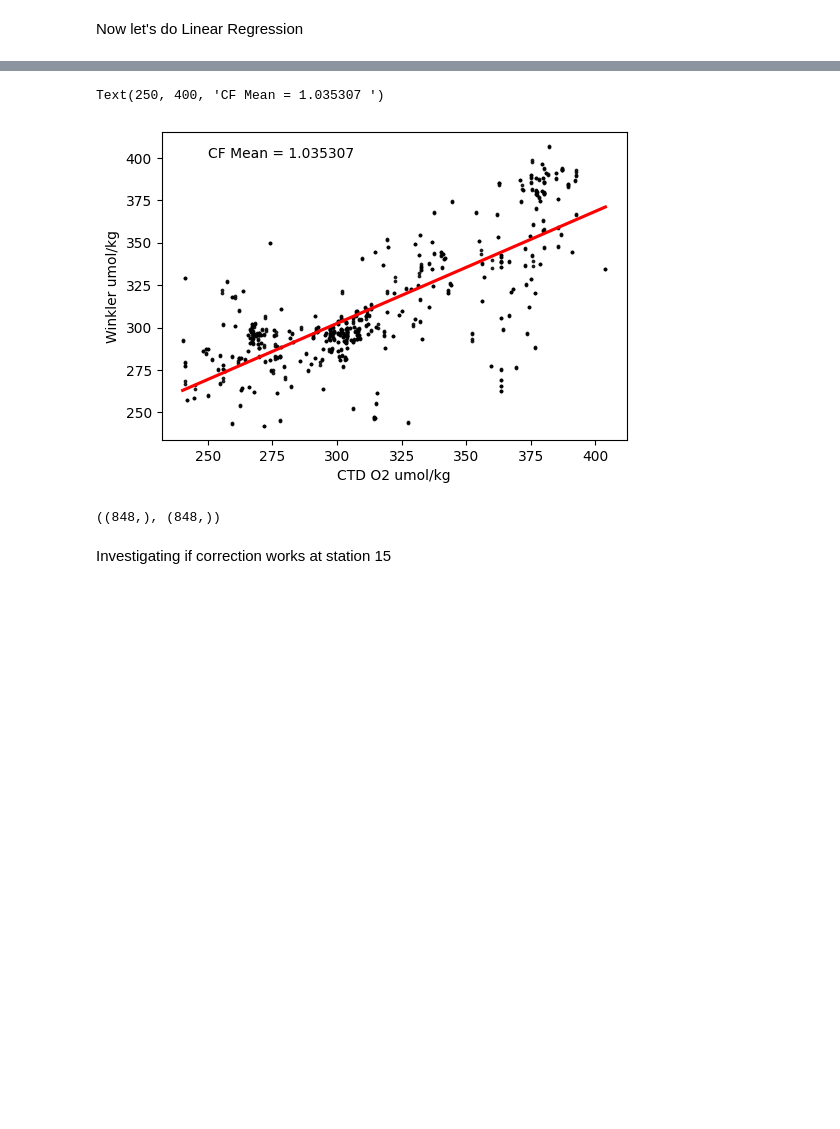
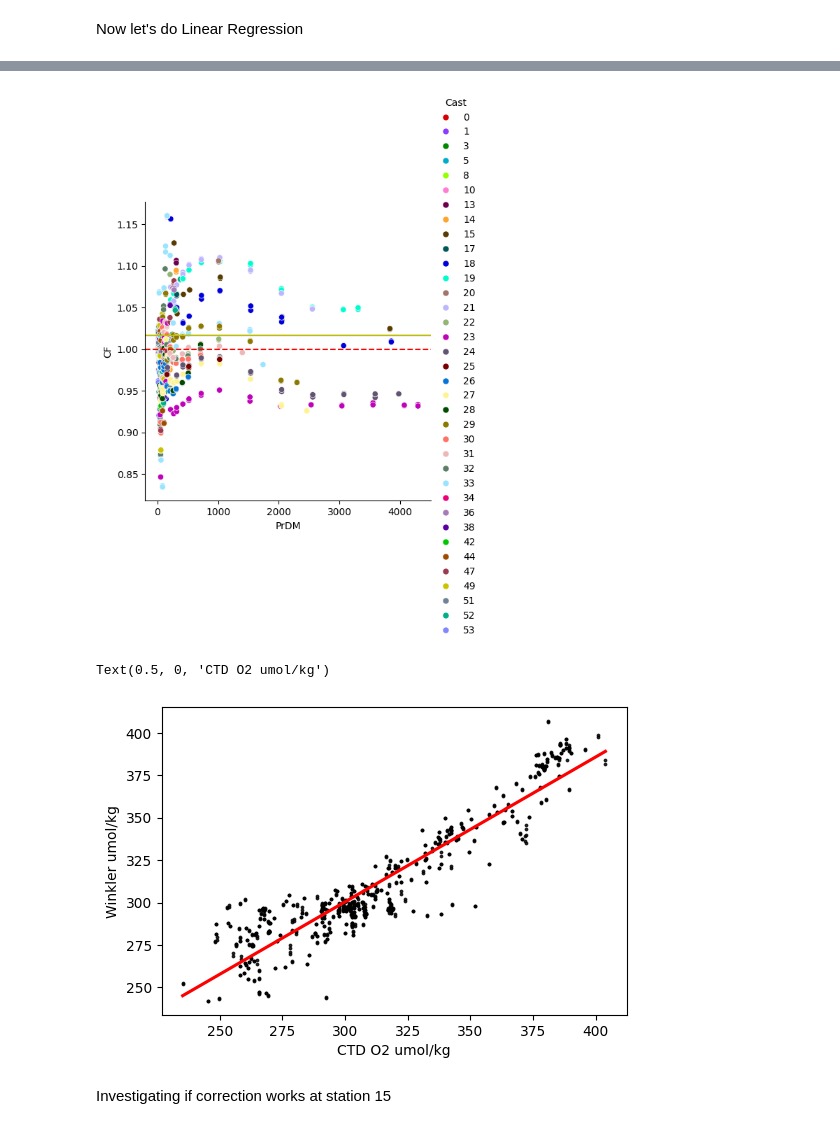
Before and after one commit to alvarmar/ArcticO2, a Jupyter notebook: Code/CF_GammaT.ipynb, the cells around one changed output, grey strips where cells are left out. Saved outputs shown, nothing was run; the diff lists cells and outputs as text; code cells hidden in the pictures; blank space fills up the shorter version.

```diff
--- a/Code/CF_GammaT.ipynb
+++ b/Code/CF_GammaT.ipynb
@@ -95,10 +125,22 @@ Matching Winkler sigma-theta values with ctd GammaT values (from CTD) to get a C
 # %%
 #Creating a new dataframe with matched values
 all_df.rename(columns={'filename':'Station #'}, inplace=True)
+
 all_df['Station #'] = all_df['Station #'].astype(np.int64)
-stations_df['Station #'] = stations_df['Station #'].fillna(0).astype(np.int64)
-stations_df.dropna(subset=['sigma-theta'], inplace=True)
-merged_sigma = pd.merge_asof(stations_df.sort_values('sigma-theta',ascending=True), all_df.sort_values('gammat_teos10', ascending=True), by='Station #',left_on='sigma-theta', right_on='gammat_teos10',allow_exact_matches=True, direction='nearest')
+stations_df['Station #'] = stations_df['Station #'].astype(np.int64)
+
+#stations_df.dropna(subset=['sigma-theta'], inplace=True).astype(np.int64)
+#all_df = all_df.round({'gammat_teos10':4})
+#stations_df = stations_df.round({'sigma-theta': 4})
+
+#all_df.set_index('Station #').sort_index(ascending=True)
+#stations_df.set_index('Station #').sort_index(ascending=True)
+
+d1 = stations_df.sort_values('sigma-theta', ascending=True)
+d2 = all_df.sort_values('gammat_teos10', ascending=True)
+
+merged_sigma = pd.merge_asof(d2,d1,right_on='sigma-theta', left_on='gammat_teos10',allow_exact_matches=True, direction='nearest', by='Station #')
+
 merged_sigma['CF'] = merged_sigma['Winkler umol/kg']/merged_sigma[16]
-merged_sigma['CF'].mean
+merged_sigma['CF'].mean()
 # %% [output]
@@ -141,3 +266,32 @@ plt.show()
+# %%
+#Creating different blocks
+block1 = merged_sigma.loc[(merged_sigma['Station #'] >=10) & (merged_sigma['Station #'] <=25)]
+block2 = merged_sigma.loc[(merged_sigma['Station #'] >=26) & (merged_sigma['Station #'] <=53)]
+
+
+#Calculating CF for each block
+mean1 = block1['CF'].mean
+mean2 = block2['CF'].mean
+
+
+#station15  = all_df.loc[all_df['Station #'] == 15]
+#custom_palette = sns.color_palette("viridis", 29)
+palette = sns.color_palette(cc.glasbey, n_colors=36)
+
+sns.relplot(x='PrDM',
+            y='CF',
+            data=merged_sigma,
+            kind='scatter',
+            hue='Cast', legend='full', palette=palette)
+plt.axhline(y=1.016667, color='black', linestyle='-')
+plt.axhline(y=1.016667, color='y', linestyle='-')
+plt.axhline(y=0.999833, color='r', linestyle='dashed')
+#plt.axhline(y=1.022251, color='g', linestyle='dotted')
+
+
+plt.show()
+# %% [output]
+[figure, added]
 # %%
 import scipy as sp
 linreg = sp.stats.linregress(merged_sigma[16], merged_sigma['Winkler umol/kg'])
@@ -153,14 +307,10 @@ ax = sns.regplot(x=merged_sigma[16],
             y=merged_sigma['Winkler umol/kg'],scatter_kws={'s':3}
             ,color= "0", ci=None, line_kws=dict(color="r"))
 ax.set_xlabel("CTD O2 umol/kg")
-ax.text(250, 400,'CF Mean = 1.035307 ', fontsize = 10)
+#ax.text(250, 400,'CF Mean = 1.035307 ', fontsize = 10)
 # %% [output]
-Text(250, 400, 'CF Mean = 1.035307 ')
+Text(0.5, 0, 'CTD O2 umol/kg')
-[figure, old version]
+[figure, new version]
-# %%
-merged_sigma['Winkler umol/kg'].shape, merged_sigma[16].shape
-# %% [output]
-((848,), (848,))
 # %% [markdown]
 Investigating if correction works at station 15
 # %%
```
Also changed, not shown: parts of 21 cells of this notebook, 4 other files.
